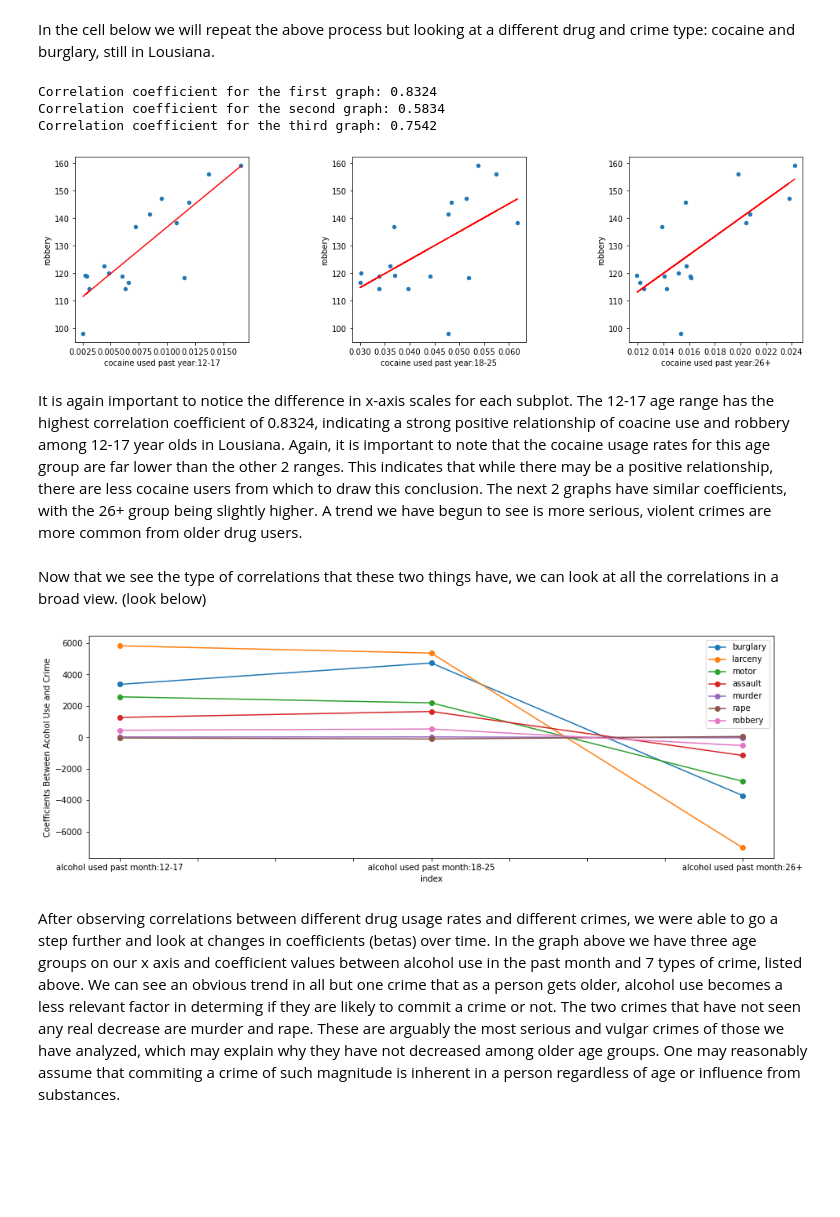
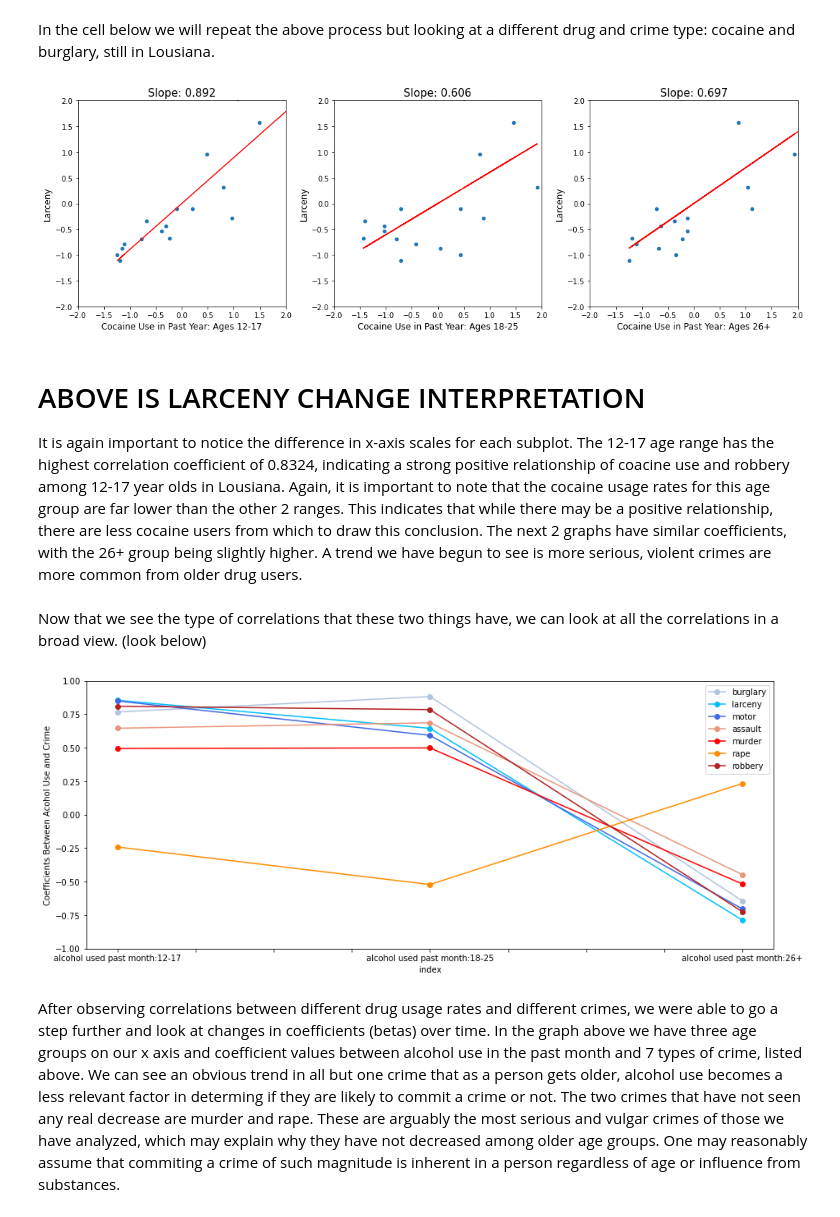
Before and after one commit to jlicht27/jlicht27.github.io, a Jupyter notebook: drugs.ipynb, the cells around one changed output. Saved outputs shown, nothing was run; the diff lists cells and outputs as text; code cells hidden in the pictures; blank space fills up the shorter version.

```diff
--- a/drugs.ipynb
+++ b/drugs.ipynb
@@ -287,11 +282,9 @@ counter = 0
 for i in range(3):
     for j in range(3):
         if counter < 7:
-            starter[crimes_list[i]].plot.line(ylabel="Offenses per 100,000 People", ax = axes[i][j])
+            starter[crimes_list[counter]].plot.line(ylabel="Offenses per 100,000 People", ax = axes[i][j])
             axes[i][j].set_title(capitalize(crimes_list[counter]))
             counter += 1
 
 fig.tight_layout()
-# crimes_pct.set_index("Year").groupby("State")["all property"].plot.line(
-#     ylabel="Offenses per 100,000", title="Property Related Offenses Over Time", figsize=(15,7));
 # %% [output]
@@ -347,46 +344,28 @@ In the cell below we will repeat the above process but looking at a different dr
 merged_coc = cocaine_pct.merge(crimes_pct, on=["State", "Year"], how="inner")
 np.around(merged_coc, 6)
 
-louisiana_coc = merged_coc[merged_coc["State"] == "Louisiana"]
+la_coc = merged_coc[merged_coc["State"] == "Louisiana"]
+la_coc_sc = pd.concat([la_coc.iloc[:, :2], stats.zscore(la_coc.iloc[:, 2:])], axis=1)
 # %%
-fig, (ax1, ax2, ax3) = plt.subplots(1,3)
+labels = ["Cocaine Use in Past Year: Ages 12-17", "Cocaine Use in Past Year: Ages 18-25", "Cocaine Use in Past Year: Ages 26+"]
+xs = ["cocaine used past year:12-17", "cocaine used past year:18-25", "cocaine used past year:26+"]
+y = "larceny"
 
-x = "cocaine used past year:12-17"
-y = "robbery"
-louisiana_coc.plot.scatter(x=x, y=y, ax=ax1);
-res = stats.linregress(louisiana_coc[x], louisiana_coc[y])
-ax1.plot(louisiana_coc[x], res.intercept + res.slope*louisiana_coc[x], color="red")
-print("Correlation coefficient for the first graph:", np.round(res.rvalue, 4))
-
-x = "cocaine used past year:18-25"
-louisiana_coc.plot.scatter(x=x, y=y, ax=ax2);
-res = stats.linregress(louisiana_coc[x], louisiana_coc[y])
-ax2.plot(louisiana_coc[x], res.intercept + res.slope*louisiana_coc[x], color="red")
-print("Correlation coefficient for the second graph:", np.round(res.rvalue, 4))
-
-
-x = "cocaine used past year:26+"
-louisiana_coc.plot.scatter(x=x, y=y, ax=ax3);
-res = stats.linregress(louisiana_coc[x], louisiana_coc[y])
-ax3.plot(louisiana_coc[x], res.intercept + res.slope*louisiana_coc[x], color="red")
-print("Correlation coefficient for the third graph:", np.round(res.rvalue, 4))
-
-
-
-fig.tight_layout();
-fig.set_figwidth(15)
+regress(la_coc_sc, labels, xs, y)
 # %% [output]
-Correlation coefficient for the first graph: 0.8324
-Correlation coefficient for the second graph: 0.5834
-Correlation coefficient for the third graph: 0.7542
-[figure, old version]
+[figure, new version]
 # %% [markdown]
+# ABOVE IS LARCENY CHANGE INTERPRETATION
+
 It is again important to notice the difference in x-axis scales for each subplot. The 12-17 age range has the highest correlation coefficient of 0.8324, indicating a strong positive relationship of coacine use and robbery among 12-17 year olds in Lousiana. Again, it is important to note that the cocaine usage rates for this age group are far lower than the other 2 ranges. This indicates that while there may be a positive relationship, there are less cocaine users from which to draw this conclusion. The next 2 graphs have similar coefficients, with the 26+ group being slightly higher. A trend we have begun to see is more serious, violent crimes are more common from older drug users.
 # %% [markdown]
 Now that we see the type of correlations that these two things have, we can look at all the correlations in a broad view. (look below)
 # %%
 xs = ["alcohol used past month:12-17","alcohol used past month:18-25","alcohol used past month:26+"]
 ys = ["burglary", "larceny", "motor", "assault", "murder", "rape", "robbery"]
+
+#blue-ish for property, red-ish for violent
+colors = ["lightsteelblue", "deepskyblue", "royalblue", "darksalmon", "red", "darkorange", "firebrick"]
 
 # we then get the coefficients for every combination
 all_coefs = pd.DataFrame({"Crime": ys})
@@ -394,7 +373,7 @@ all_coefs.set_index("Crime", inplace=True)
 for x in xs:
     coefs = []
     for y in ys:
-        res = stats.linregress(louisiana_alc[x], louisiana_alc[y])
+        res = stats.linregress(la_alc_sc[x], la_alc_sc[y])
         coefs.append(res.slope)
     all_coefs[x] = coefs
 all_coefs = all_coefs.transpose()
@@ -403,14 +382,16 @@ all_coefs.reset_index(inplace=True)
 # we plot those results here
 fig, ax = plt.subplots()
 
-for col in ys:
-    all_coefs.plot.line(x="index", y=col, ax=ax, marker='o')
+for i in range(len(ys)):
+    all_coefs.plot.line(x="index", y=ys[i], ax=ax, marker='o', color=colors[i])
 
 ax.set_ylabel("Coefficients Between Acohol Use and Crime");
 fig.set_figheight(5)
+ax.set_ylim((-1,1))
 fig.set_figwidth(15)
+fig.set_figheight(6)
 # %% [output]
-[figure, old version]
+[figure, new version]
 # %% [markdown]
 After observing correlations between different drug usage rates and different crimes, we were able to go a step further and look at changes in coefficients (betas) over time. In the graph above we have three age groups on our x axis and coefficient values between alcohol use in the past month and 7 types of crime, listed above. We can see an obvious trend in all but one crime that as a person gets older, alcohol use becomes a less relevant factor in determing if they are likely to commit a crime or not. The two crimes that have not seen any real decrease are murder and rape. These are arguably the most serious and vulgar crimes of those we have analyzed, which may explain why they have not decreased among older age groups. One may reasonably assume that commiting a crime of such magnitude is inherent in a person regardless of age or influence from substances.
 # %% [markdown]
```
Also changed, not shown: parts of 6 cells of this notebook.
